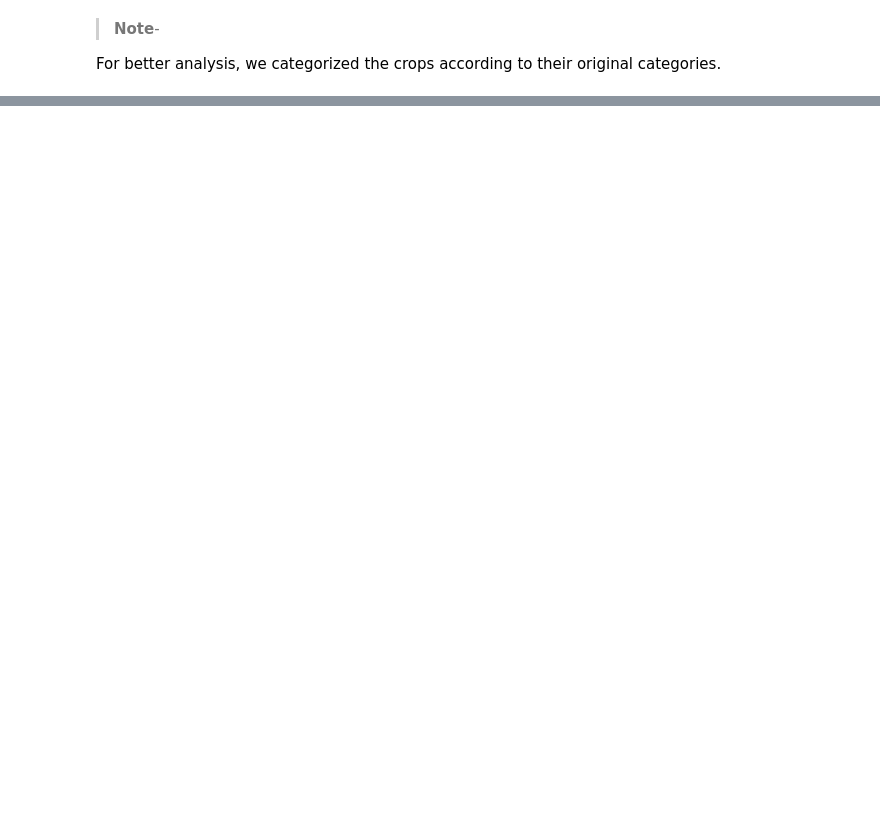
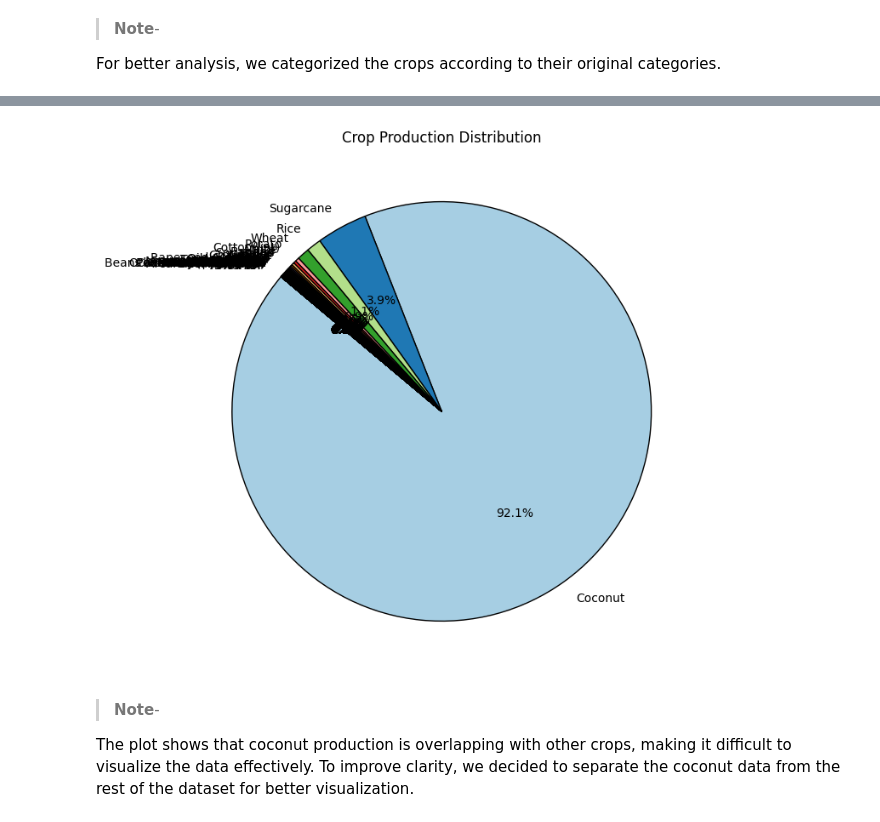
Before and after one commit to Fransis-DS24/Crop-Production-Analysis-Project, a Jupyter notebook: Project_Crop_Prodcution.ipynb, the cells around one changed output, grey strips where cells are left out. Cells and saved outputs as stored; diff of their text form; code cells hidden in the pictures; blank space fills up the shorter version.

Commit message:
Added EDA
Reviewed Data distribution and relationships.

```diff
--- a/Project_Crop_Prodcution.ipynb
+++ b/Project_Crop_Prodcution.ipynb
@@ -285,0 +356,27 @@ Name: count, dtype: int64
+# %%
+#Categorize the states into different Regions
+north = ['Chandigarh', 'Haryana', 'Himachal Pradesh', 'Jammu and Kashmir', 'Punjab', 'Rajasthan', 'Uttarakhand', 'Uttar Pradesh']
+south = [ 'Andhra Pradesh', 'Karnataka', 'Kerala', 'Tamil Nadu', 'Telangana']
+east = ['Arunachal Pradesh', 'Assam', 'Bihar', 'Jharkhand', 'Odisha', 'West Bengal', 'Sikkim', 'Manipur', 'Meghalaya', 'Mizoram', 'Nagaland', 'Tripura']
+west = ['Goa', 'Gujarat', 'Maharashtra', 'Daman and Diu', 'Madhya Pradesh', 'Chhattisgarh']
+
+
+union_territories = ['Andaman and Nicobar Islands', 'Dadra and Nagar Haveli', 'Puducherry', 'Ladakh', 'Lakshadweep', 'Delhi']
+# %%
+# Define a function to add a new column-Regions
+def categorize_regions(state):
+
+    if state in north:
+        return 'North'
+    elif state in south:
+        return 'South'
+    elif state in east:
+        return 'East'
+    elif state in west:
+        return 'West'
+    elif state in union_territories:
+        return 'Union Territory'
+# %%
+#add a new column in the dataset
+df['Regions']=df['State_Name'].apply(categorize_regions)
+df.head()
@@ -285,0 +403,15 @@ Name: count, dtype: int64
+# %%
+Values=df.groupby('Crop').sum().sort_values(by="Production",ascending=False)['Production'].values
+Labels=df.groupby('Crop').sum().sort_values(by="Production",ascending=False)['Production'].index
+# %%
+#Visualize the Production of Crops
+plt.figure(figsize=(10, 8))
+plt.pie(Values, labels=Labels, autopct='%1.1f%%', startangle=140, colors=plt.cm.Paired.colors, wedgeprops={'edgecolor': 'black'})
+plt.title('Crop Production Distribution')
+plt.show()
+# %% [output]
+[figure, added]
+# %% [markdown]
+> **Note**-
+
+The plot shows that coconut production is overlapping with other crops, making it difficult to visualize the data effectively. To improve clarity, we decided to separate the coconut data from the rest of the dataset for better visualization.
```
Also changed, not shown: parts of 32 cells of this notebook, 2 other files.
